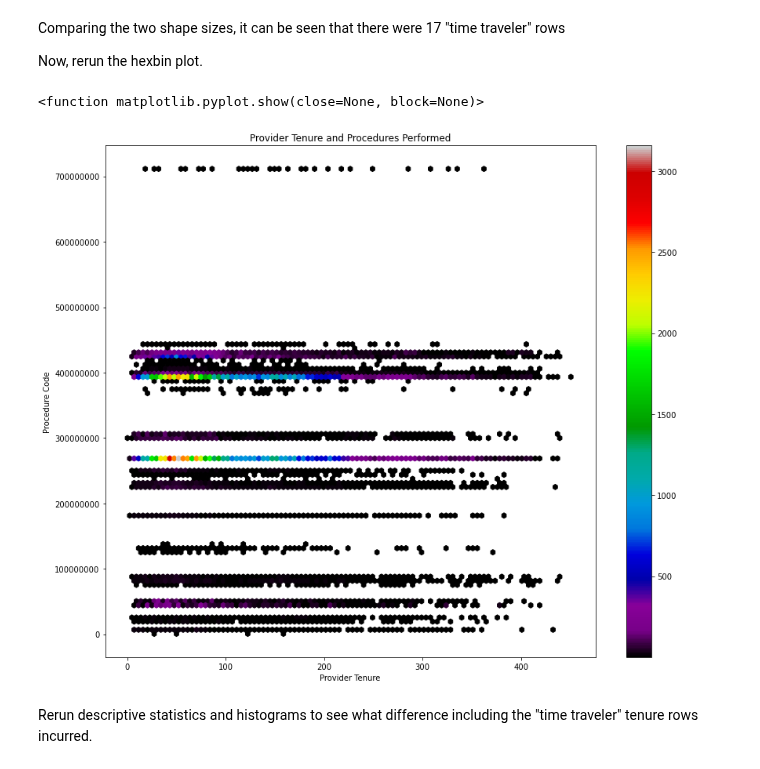
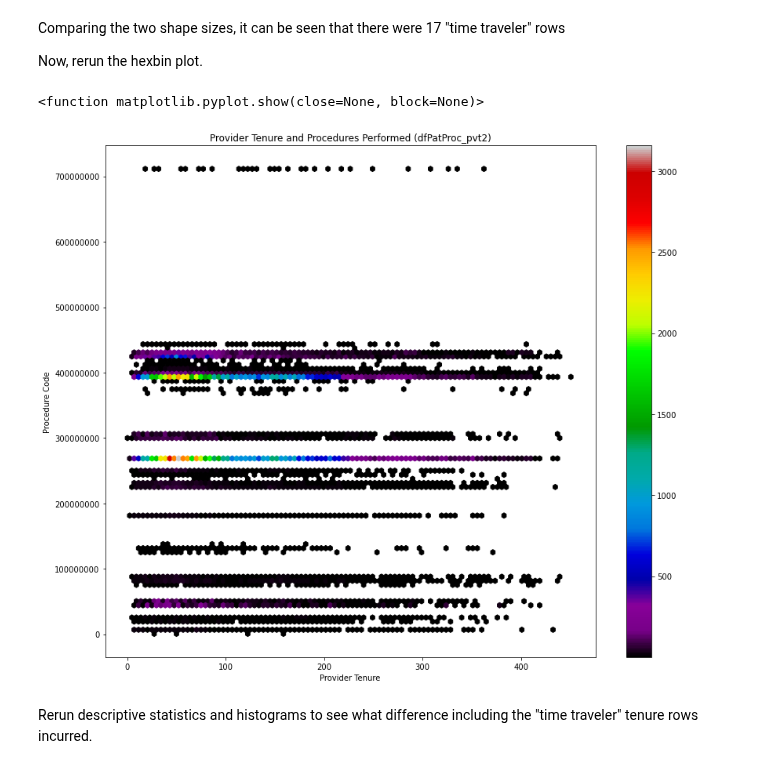
Before and after one commit to data-rescue/ems-analytics, a Jupyter notebook: notebooks/20210313-eem-tenure-proc.ipynb, the cells around one changed output. Drawn from its saved outputs; the diff is of its cells as text; code cells hidden in the pictures.

```diff
--- a/notebooks/20210313-eem-tenure-proc.ipynb
+++ b/notebooks/20210313-eem-tenure-proc.ipynb
@@ -85,11 +85,11 @@ Procedure Description Count = 67
 # %% [markdown]
 Create a pivot-like dataframe using tenure, procedure code and procedure description to get a procedures performed count break down by tenure and procedure.
 # %%
-dfPatProc_freq = dfPatProc.groupby(['TenureMonths',
+dfPatProc_pvt = dfPatProc.groupby(['TenureMonths',
                                     'Procedure_Performed_Code',
                                     'Procedure_Performed_Description']).size().to_frame(name='Procedure_Count').reset_index()
 
-dfPatProc_freq.shape
+dfPatProc_pvt.shape
 # %% [output]
 (8810, 4)
 # %%
@@ -205,10 +203,10 @@ dfPatProc_freq.shape
 # %% [output]
 (8810, 4)
 # %%
-# create the dfPatProc_freq2 dataframe by only including those records that have a positive tenure
-dfPatProc_freq2 = dfPatProc_freq[(dfPatProc_freq['TenureMonths'] >= 0)]
+# create the dfPatProc_pvt2 dataframe by only including those records that have a positive tenure
+dfPatProc_pvt2 = dfPatProc_pvt[(dfPatProc_pvt['TenureMonths'] >= 0)]
 
-dfPatProc_freq2.shape
+dfPatProc_pvt2.shape
 # %% [output]
 (8793, 4)
 # %% [markdown]
@@ -217,27 +215,27 @@ Comparing the two shape sizes, it can be seen that there were 17 "time traveler"
 Now, rerun the hexbin plot.
 # %%
 # in order to get the procedure code to show in the y-axis, need to format the values as strings instead of numbers
-hb = dfPatProc_freq2.plot.hexbin(
+hb = dfPatProc_pvt2.plot.hexbin(
                        x='TenureMonths',
                        y='Procedure_Performed_Code',
                        C='Procedure_Count',
                        reduce_C_function=np.sum,
                        gridsize=100,
                        #cmap="viridis",
                        cmap="nipy_spectral",
                        xlabel="Provider Tenure",
                        ylabel="Procedure Code",
-                       title="Provider Tenure and Procedures Performed",
+                       title="Provider Tenure and Procedures Performed (dfPatProc_pvt2)",
                        figsize=(14,12),
                        sharex=False
 )
 
 plt.gca().yaxis.set_major_formatter(plt.matplotlib.ticker.StrMethodFormatter('{x:.0f}'))
 
 plt.show
 # %% [output]
 <function matplotlib.pyplot.show(close=None, block=None)>
-[figure, old version]
+[figure, new version]
 # %% [markdown]
 Rerun descriptive statistics and histograms to see what difference including the "time traveler" tenure rows incurred.
 # %%
```
Also changed, not shown: parts of 37 cells of this notebook.
